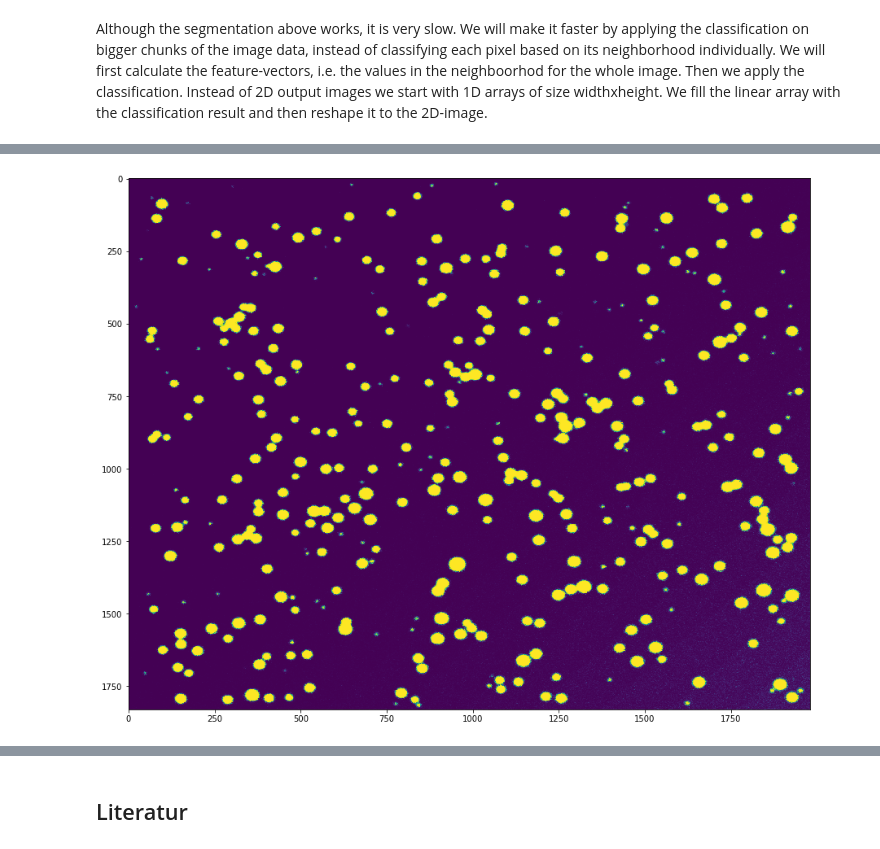
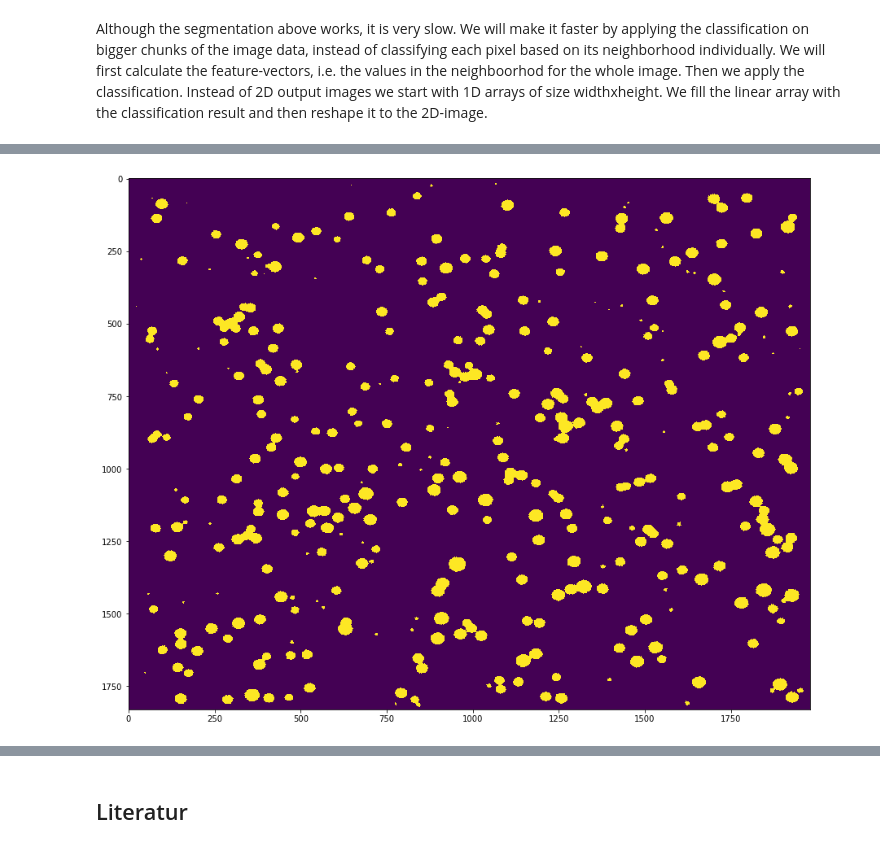
Before and after one commit to MontpellierRessourcesImagerie/DL_EXP_PC, a Jupyter notebook: DL01-pixel-classification.ipynb, the cells around one changed output, grey strips where cells are left out. Drawn from its saved outputs; the diff is of its cells as text; code cells hidden in the pictures.

```diff
--- a/DL01-pixel-classification.ipynb
+++ b/DL01-pixel-classification.ipynb
@@ -30,7 +30,7 @@ We set the paths to the input image and the ground-truth image, the patch size N
 inputPath = './training/spots.tif'
 gtPath = './training/spots-gt.tif'
 N = 3
-S = 400
+S = 20000
 # %% [markdown]
 We read in the input and the ground-truth image as numpy matrices.
 # %%
@@ -41,10 +41,10 @@ inputImage = tiff.imread(inputPath)
 We filter out the background samples and the object samples from the ground-truth image.
 # %%
 import numpy as np
-foregroundX, foregroundY = np.where(gtImage >0)
-foreground = list(zip(foregroundX, foregroundY))
-backgroundX, backgroundY = np.where(gtImage <= 0)
-background = list(zip(backgroundX, backgroundY))
+foregroundY, foregroundX = gtImage.nonzero()
+foreground = list(zip(foregroundY, foregroundX))
+backgroundY, backgroundX = (gtImage==0).nonzero()
+background = list(zip(backgroundY, backgroundX))
 print(background[0:10], "nr.:", len(background))
 print(foreground[0:10], "nr.:", len(foreground))
 # %% [output]
@@ -122,11 +122,11 @@ from IPython.display import SVG
 from keras.utils import model_to_dot
 
 model = Sequential()
-model.add(Dense(N*N+math.ceil((N*N)/2), input_dim=(N*N), activation='relu'))
-model.add(Dense(N*N, activation='relu'))
-model.add(Dense(N*N, activation='relu'))
+#model.add(Dense(N*N+math.ceil((N*N)/2), input_dim=(N*N), activation='relu'))
+model.add(Dense(N*N-1, input_dim=(N*N), activation='relu'))
 model.add(Dense(1, activation='sigmoid'))
 model.compile(loss='binary_crossentropy', optimizer='adam', metrics=['accuracy'])
+model.summary()
 SVG(model_to_dot(model, show_shapes=True, show_layer_names=True, dpi=65).create(prog='dot', format='svg'))
 # %% [output]
 Using TensorFlow backend.
@@ -136,7 +148,8 @@ Using TensorFlow backend.
 # %% [markdown]
 We now run the training of the network and calculate and display the trainig loss and accuracy. We also use one fouth of the data for validation and calculate the validation accuracy and loss.
 # %%
-history = model.fit(X, y, validation_split=0.25, epochs=300, batch_size=N*N+math.ceil((N*N)/2), verbose=0)
+%%time
+history = model.fit(X, y, validation_split=0.25, epochs=300, batch_size=int(S/100), verbose=0)
 loss, accuracy = model.evaluate(X, y, verbose=0)
 print("Loss: ", loss, "Accuracy: ", accuracy)
 # %% [output]
@@ -301,7 +316,7 @@ Wall time: 2min 58s
 # %%
 from matplotlib import pyplot as plt
 plt.figure(figsize = (15,12))
-plt.imshow(pMap, interpolation='nearest', aspect="auto")
+plt.imshow(mask, interpolation='nearest', aspect="auto")
 plt.show()
 # %% [output]
-[figure, old version]
+[figure, new version]
```
Also changed, not shown: parts of 8 cells of this notebook.
